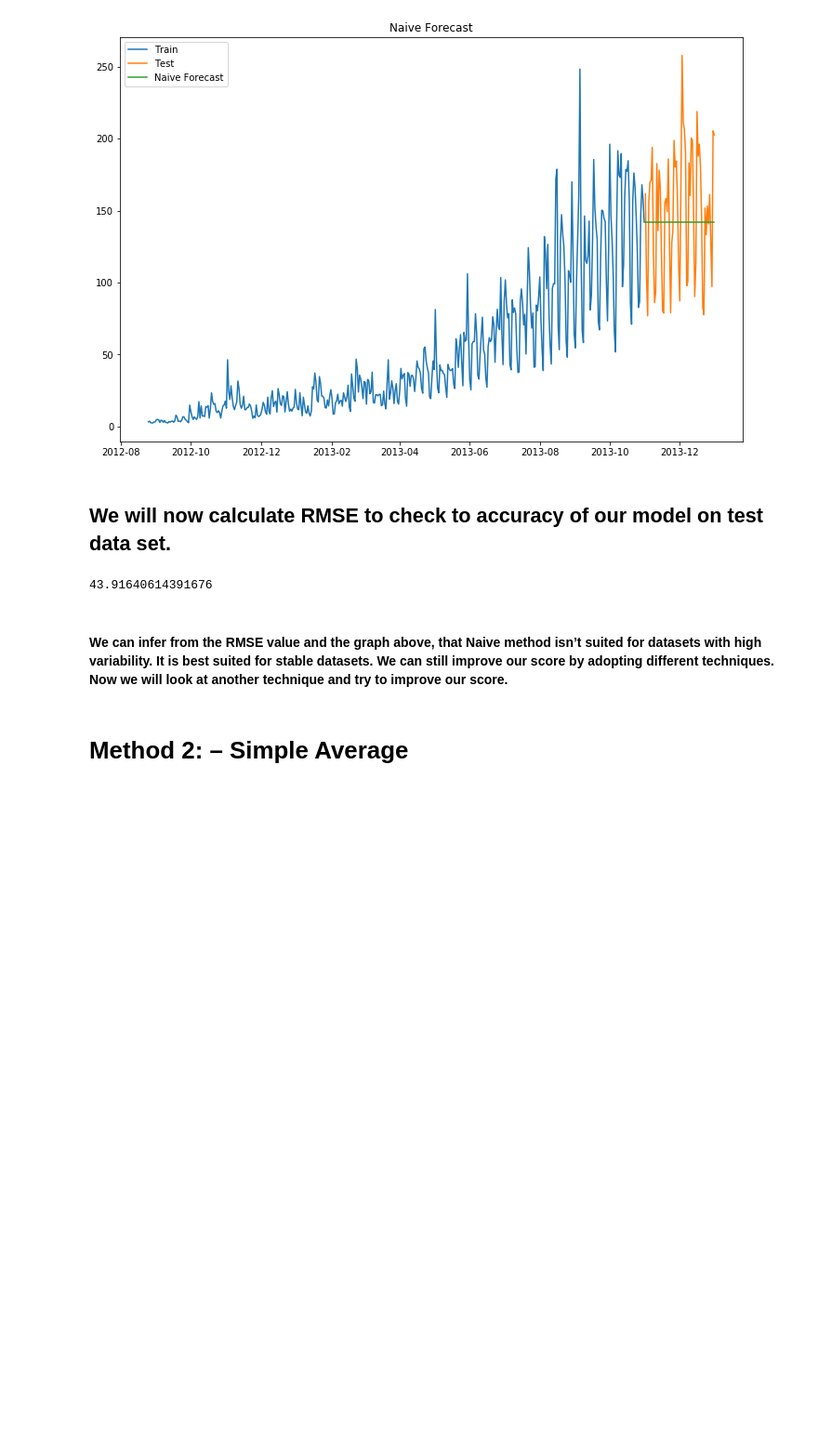
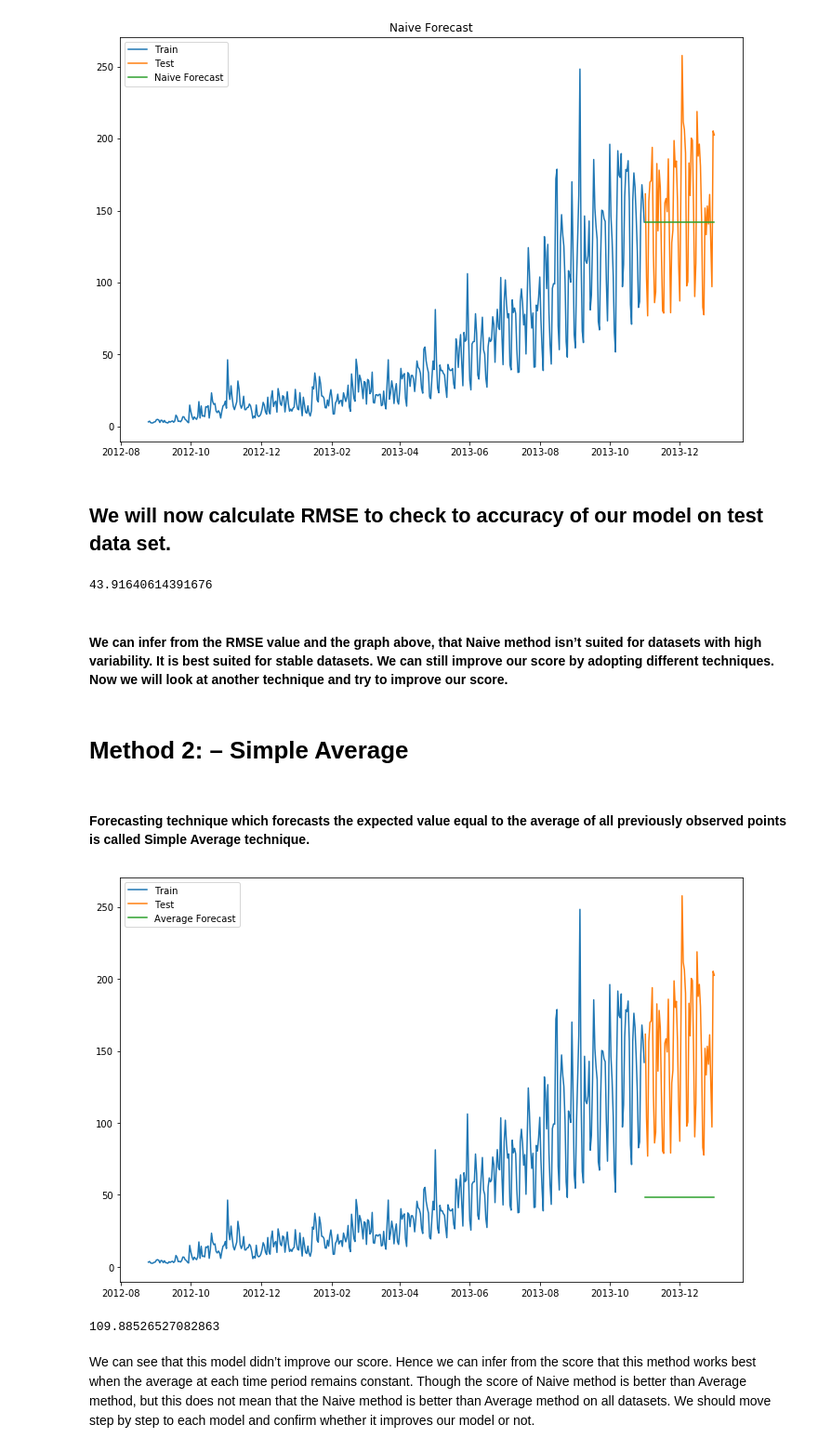
Before and after one commit to Lplenka/DS_NN, a Jupyter notebook: time_series/Time_Series_using_statsmodel.ipynb, the cells around one changed output. Shown at 93% size. Drawn from its saved outputs; the diff is of its cells as text; code cells hidden in the pictures; blank space fills up the shorter version.

Commit message:
simple average method

```diff
--- a/time_series/Time_Series_using_statsmodel.ipynb
+++ b/time_series/Time_Series_using_statsmodel.ipynb
@@ -77,3 +77,16 @@ print(rms)
 #### We can infer from the RMSE value and the graph above, that Naive method isn’t suited for datasets with high variability. It is best suited for stable datasets. We can still improve our score by adopting different techniques. Now we will look at another technique and try to improve our score.
 # %% [markdown]
 # Method 2: – Simple Average
+# %% [markdown]
+#### Forecasting technique which forecasts the expected value equal to the average of all previously observed points is called Simple Average technique.
+# %%
+y_hat_avg = test.copy()
+y_hat_avg['avg_forecast'] = train['Count'].mean()
+plt.figure(figsize=(12,8))
+plt.plot(train['Count'], label='Train')
+plt.plot(test['Count'], label='Test')
+plt.plot(y_hat_avg['avg_forecast'], label='Average Forecast')
+plt.legend(loc='best')
+plt.show()
+# %% [output]
+[figure, added]
@@ -79,0 +95,7 @@ print(rms)
+# %%
+rms = sqrt(mean_squared_error(test.Count, y_hat_avg.avg_forecast))
+print(rms)
+# %% [output]
+109.88526527082863
+# %% [markdown]
+We can see that this model didn’t improve our score. Hence we can infer from the score that this method works best when the average at each time period remains constant. Though the score of Naive method is better than Average method, but this does not mean that the Naive method is better than Average method on all datasets. We should move step by step to each model and confirm whether it improves our model or not.
```
Also changed, not shown: parts of 1 cell of this notebook.
